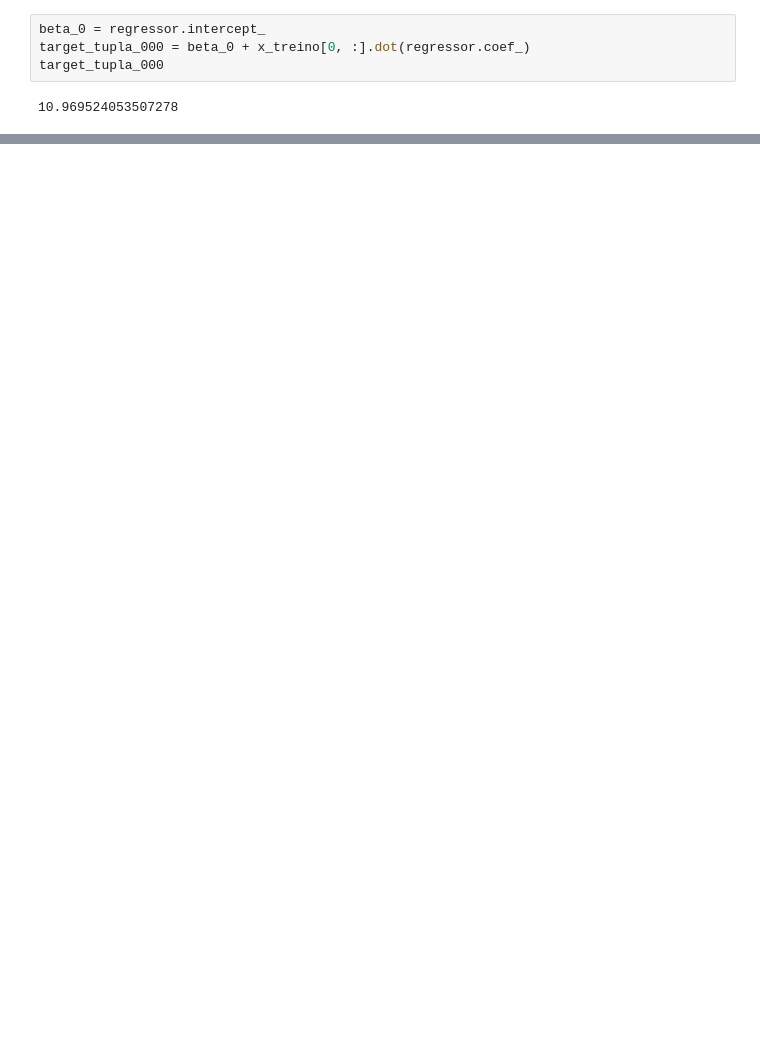
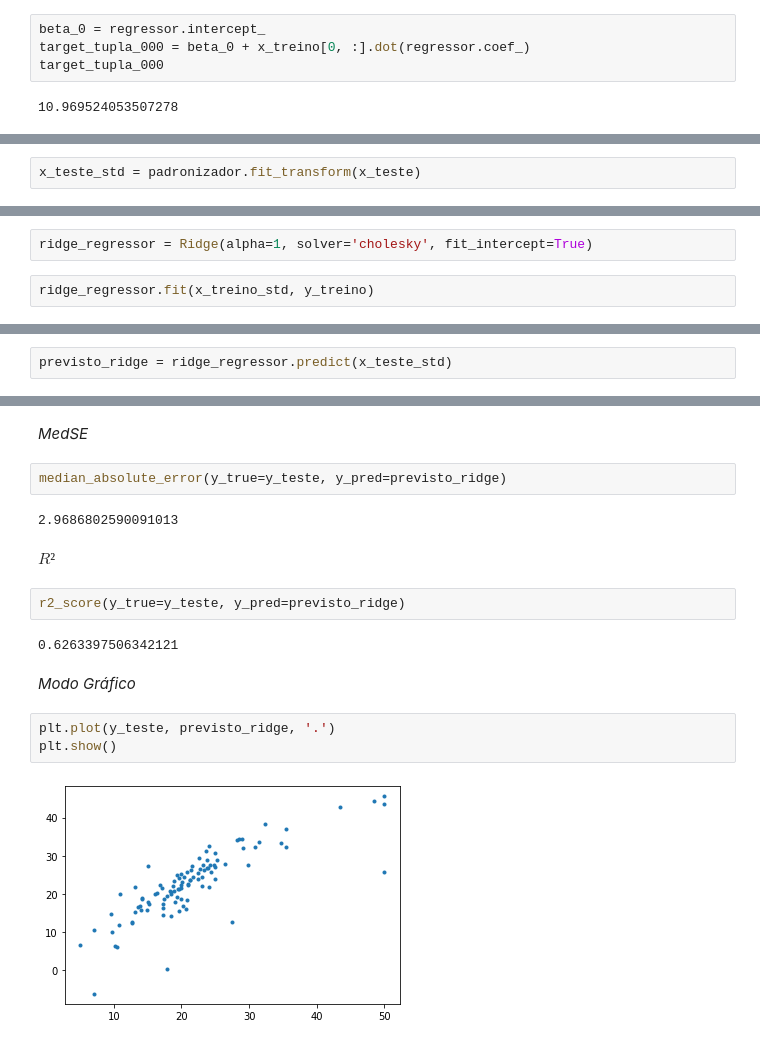
Before and after one commit to mikaelcordeiro/semanas, a Jupyter notebook: semana8/semana_8_teoria.ipynb, the cells around one changed output, grey strips where cells are left out. Cells and saved outputs as stored; diff of their text form; blank space fills up the shorter version.

```diff
--- a/semana8/semana_8_teoria.ipynb
+++ b/semana8/semana_8_teoria.ipynb
@@ -236,0 +275,2 @@ target_tupla_000
+# %%
+x_teste_std = padronizador.fit_transform(x_teste)
@@ -236,0 +281,4 @@ target_tupla_000
+# %%
+ridge_regressor = Ridge(alpha=1, solver='cholesky', fit_intercept=True)
+# %%
+ridge_regressor.fit(x_treino_std, y_treino)
@@ -236,0 +301,2 @@ target_tupla_000
+# %%
+previsto_ridge = ridge_regressor.predict(x_teste_std)
@@ -236,0 +311,19 @@ target_tupla_000
+# %% [markdown]
+*MedSE*
+# %%
+median_absolute_error(y_true=y_teste, y_pred=previsto_ridge)
+# %% [output]
+2.9686802590091013
+# %% [markdown]
+*$R²$*
+# %%
+r2_score(y_true=y_teste, y_pred=previsto_ridge)
+# %% [output]
+0.6263397506342121
+# %% [markdown]
+*Modo Gráfico*
+# %%
+plt.plot(y_teste, previsto_ridge, '.')
+plt.show()
+# %% [output]
+[figure, added]
```
Also changed, not shown: parts of 41 cells of this notebook.
